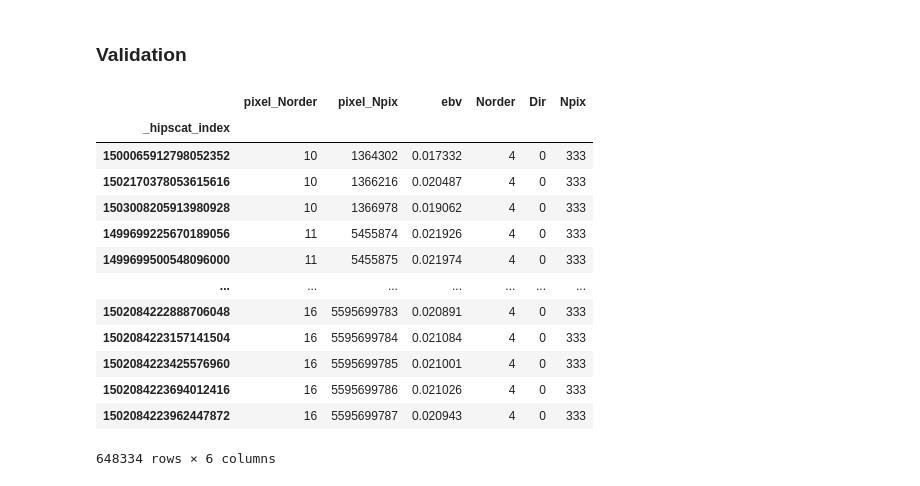
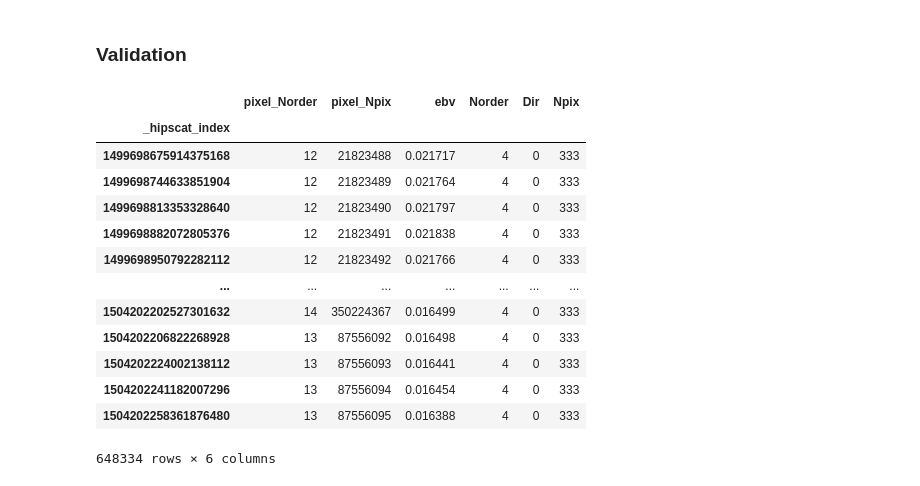
Before and after one commit to hombit/hipscat-import-sfd, a Jupyter notebook: import_sfd_as_catalog.ipynb, the cells around one changed output. Cells and saved outputs as stored; diff of their text form; code cells hidden in the pictures.

```diff
--- a/import_sfd_as_catalog.ipynb
+++ b/import_sfd_as_catalog.ipynb
@@ -35,29 +37,29 @@ Wall time: 12min 51s
 # %%
 import numpy as np
 import pandas as pd
 from hipscat.pixel_math.hipscat_id import hipscat_id_to_healpix
 
-df = pd.read_parquet('data/output/sfd/Norder=4/Dir=0/Npix=333.parquet')
+df = pd.read_parquet('data/output/sfd_multiorder_map/Norder=4/Dir=0/Npix=333.parquet')
 df.set_index(HIPSCAT_ID_COLUMN, inplace=True)
 display(df)
 
 offsets = np.diff(df.index.values)
 np.testing.assert_array_equal(
     hipscat_id_to_healpix(df.index, target_order=df['pixel_Norder']),
     df['pixel_Npix'],
 )
 # %% [output]
 |  | pixel_Norder | pixel_Npix | ebv | Norder | Dir | Npix |
 | _hipscat_index |  |  |  |  |  |  |
-| 1500065912798052352 | 10 | 1364302 | 0.017332 | 4 | 0 | 333 |
-| 1502170378053615616 | 10 | 1366216 | 0.020487 | 4 | 0 | 333 |
-| 1503008205913980928 | 10 | 1366978 | 0.019062 | 4 | 0 | 333 |
-| 1499699225670189056 | 11 | 5455874 | 0.021926 | 4 | 0 | 333 |
-| 1499699500548096000 | 11 | 5455875 | 0.021974 | 4 | 0 | 333 |
+| 1499698675914375168 | 12 | 21823488 | 0.021717 | 4 | 0 | 333 |
+| 1499698744633851904 | 12 | 21823489 | 0.021764 | 4 | 0 | 333 |
+| 1499698813353328640 | 12 | 21823490 | 0.021797 | 4 | 0 | 333 |
+| 1499698882072805376 | 12 | 21823491 | 0.021838 | 4 | 0 | 333 |
+| 1499698950792282112 | 12 | 21823492 | 0.021766 | 4 | 0 | 333 |
 | ... | ... | ... | ... | ... | ... | ... |
-| 1502084222888706048 | 16 | 5595699783 | 0.020891 | 4 | 0 | 333 |
-| 1502084223157141504 | 16 | 5595699784 | 0.021084 | 4 | 0 | 333 |
-| 1502084223425576960 | 16 | 5595699785 | 0.021001 | 4 | 0 | 333 |
-| 1502084223694012416 | 16 | 5595699786 | 0.021026 | 4 | 0 | 333 |
-| 1502084223962447872 | 16 | 5595699787 | 0.020943 | 4 | 0 | 333 |
+| 1504202202527301632 | 14 | 350224367 | 0.016499 | 4 | 0 | 333 |
+| 1504202206822268928 | 13 | 87556092 | 0.016498 | 4 | 0 | 333 |
+| 1504202224002138112 | 13 | 87556093 | 0.016441 | 4 | 0 | 333 |
+| 1504202241182007296 | 13 | 87556094 | 0.016454 | 4 | 0 | 333 |
+| 1504202258361876480 | 13 | 87556095 | 0.016388 | 4 | 0 | 333 |
 648334 rows × 6 columns
```
Also changed, not shown: parts of 2 cells of this notebook, 2 other files.
